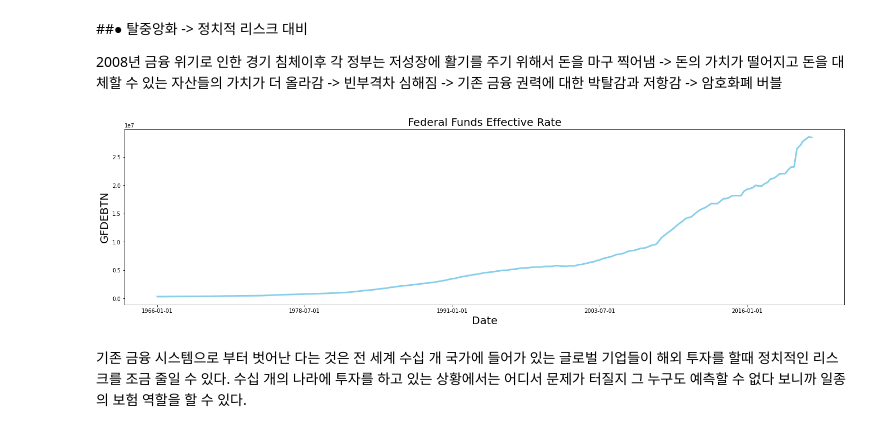
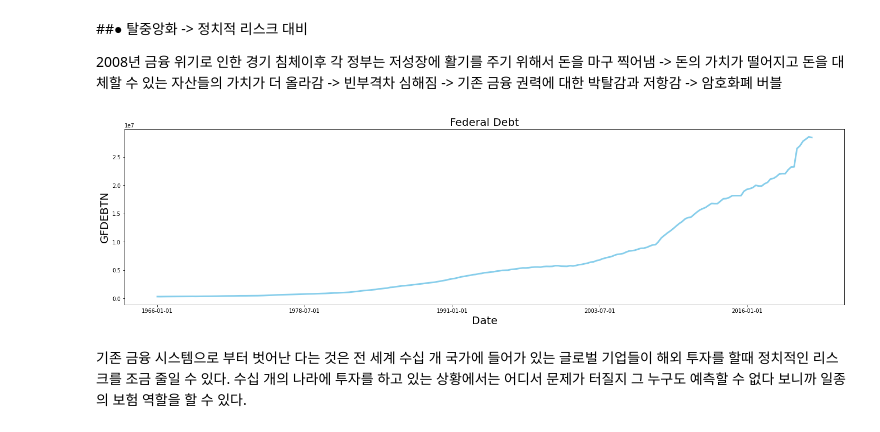
Before and after one commit to seungchanLLee/DAP__, a Jupyter notebook: Final_Project.ipynb, the cells around one changed output. Cells and saved outputs as stored; diff of their text form; code cells hidden in the pictures.

```diff
--- a/Final_Project.ipynb
+++ b/Final_Project.ipynb
@@ -150,11 +139,11 @@ plt.ylabel('DFF', size=20);
 # %%
 plt.figure(figsize = (24,6))
 GFDEBTN.groupby('DATE')['GFDEBTN'].mean().plot(color='skyblue', lw=3);
-plt.title("Federal Funds Effective Rate", size=20)
+plt.title("Federal Debt", size=20)
 plt.xlabel('Date', size=20);
 plt.ylabel('GFDEBTN', size=20);
 # %% [output]
-[figure, old version]
+[figure, new version]
 # %% [markdown]
 기존 금융 시스템으로 부터 벗어난 다는 것은 전 세계 수십 개 국가에 들어가 있는 글로벌 기업들이 해외 투자를 할때 정치적인 리스크를 조금 줄일 수 있다. 수십 개의 나라에 투자를 하고 있는 상황에서는 어디서 문제가 터질지 그 누구도 예측할 수 없다 보니까 일종의 보험 역할을 할 수 있다.
 # %% [markdown]
```
Also changed, not shown: parts of 19 cells of this notebook.
